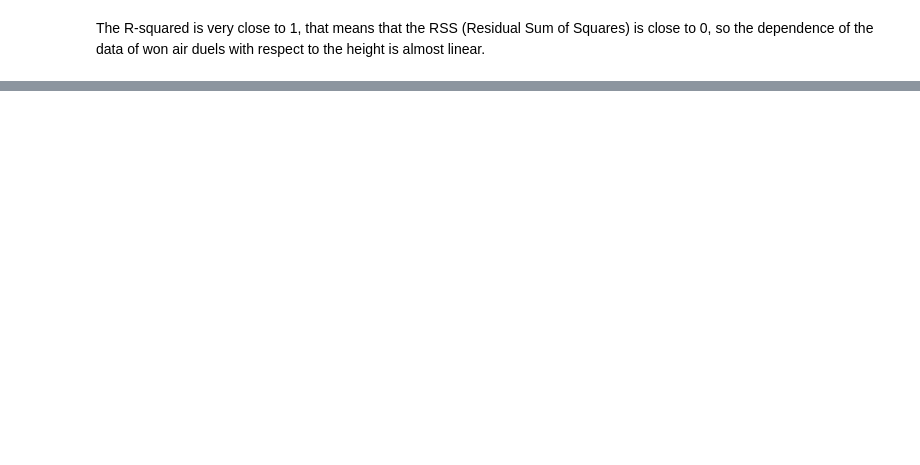
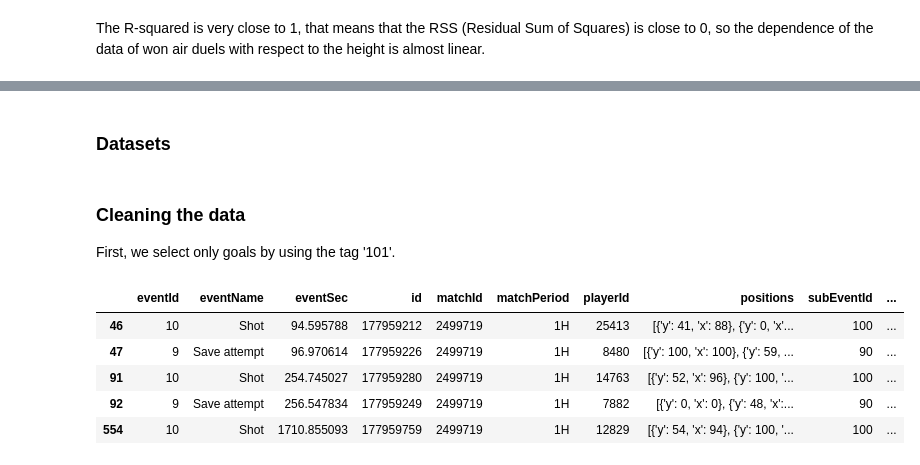
Before and after one commit to yuuko97/ADM_HW2, a Jupyter notebook: main.ipynb, the cells around one changed output, grey strips where cells are left out. Cells and saved outputs as stored; diff of their text form; code cells hidden in the pictures; blank space fills up the shorter version.

```diff
--- a/main.ipynb
+++ b/main.ipynb
@@ -738,0 +744,29 @@ The R-squared is very close to 1, that means that the RSS (Residual Sum of Squar
+# %% [markdown]
+### Datasets
+# %%
+ENG = pd.read_json("events_England.json")
+FRA = pd.read_json("events_France.json")
+GER = pd.read_json("events_Germany.json")
+ITA = pd.read_json("events_Italy.json")
+SPA = pd.read_json("events_Spain.json")
+teams = pd.read_json("teams.json")
+players = pd.read_json("players.json")
+# %%
+events = pd.concat([ENG,FRA,GER,ITA,SPA], axis=0)
+# %% [markdown]
+### Cleaning the data
+First, we select only goals by using the tag '101'.
+# %%
+events['tags'] = list(map(lambda a: myFind(a, 101), list(events['tags'])))
+# now the column 'tags' indicates whether the event corresponds to a goal or not
+# Note: myFind has been defined for previous questions
+
+goals = events[events.tags==1]
+goals.head()
+# %% [output]
+|  | eventId | eventName | eventSec | id | matchId | matchPeriod | playerId | positions | subEventId | ... |
+| 46 | 10 | Shot | 94.595788 | 177959212 | 2499719 | 1H | 25413 | [{'y': 41, 'x': 88}, {'y': 0, 'x'... | 100 | ... |
+| 47 | 9 | Save attempt | 96.970614 | 177959226 | 2499719 | 1H | 8480 | [{'y': 100, 'x': 100}, {'y': 59, ... | 90 | ... |
+| 91 | 10 | Shot | 254.745027 | 177959280 | 2499719 | 1H | 14763 | [{'y': 52, 'x': 96}, {'y': 100, '... | 100 | ... |
+| 92 | 9 | Save attempt | 256.547834 | 177959249 | 2499719 | 1H | 7882 | [{'y': 0, 'x': 0}, {'y': 48, 'x':... | 90 | ... |
+| 554 | 10 | Shot | 1710.855093 | 177959759 | 2499719 | 1H | 12829 | [{'y': 54, 'x': 94}, {'y': 100, '... | 100 | ... |
```
Also changed, not shown: parts of 17 cells of this notebook.
